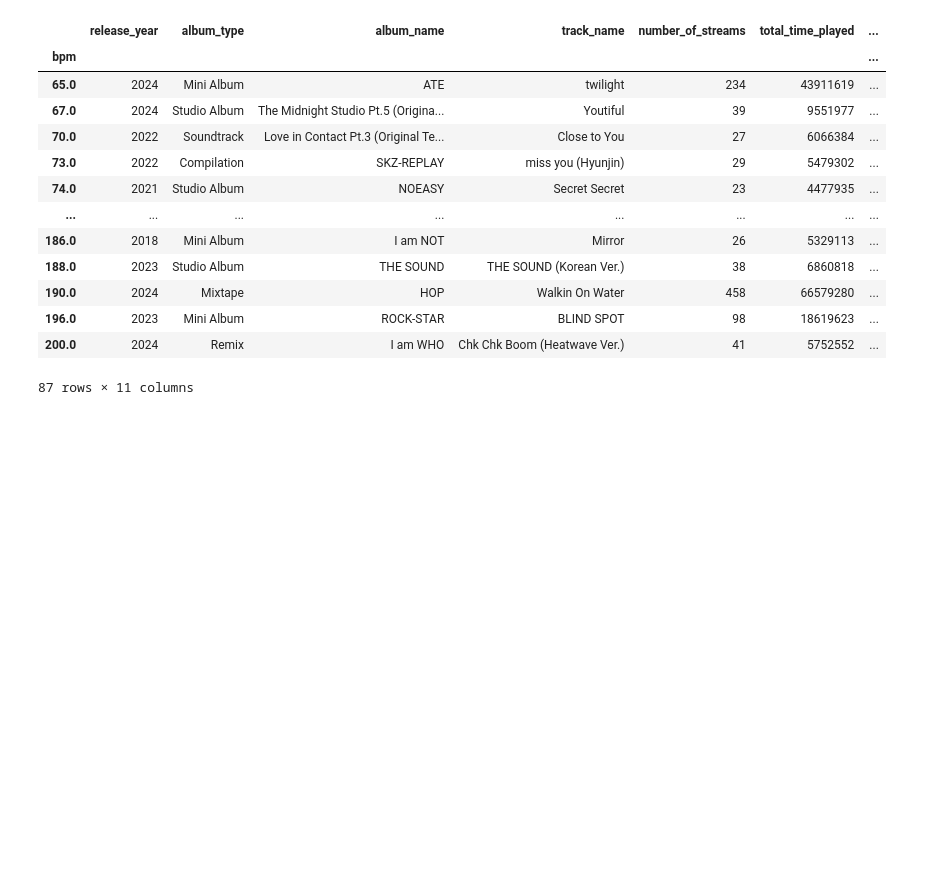
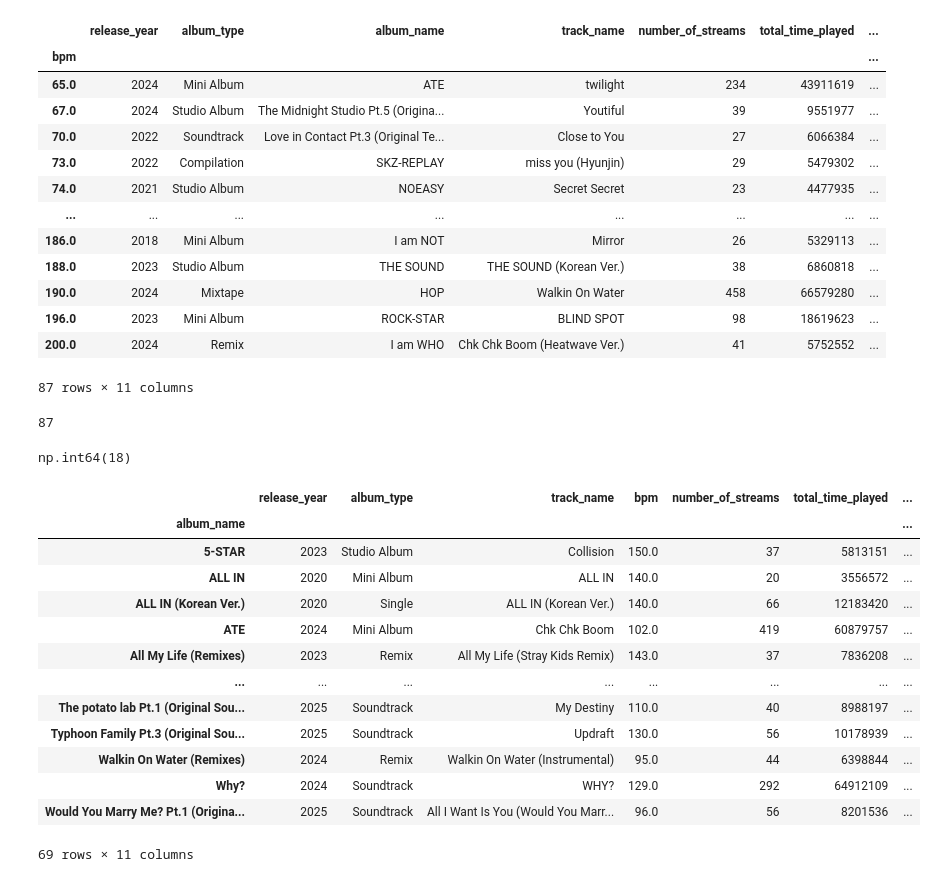
Before and after one commit to mhandihadjadene-blip/intial_commit, a Jupyter notebook: numpy-pandas-seaborn.ipynb, the cells around one changed output. Drawn from its saved outputs; the diff is of its cells as text; code cells hidden in the pictures; blank space fills up the shorter version.

```diff
--- a/numpy-pandas-seaborn.ipynb
+++ b/numpy-pandas-seaborn.ipynb
@@ -48,3 +48,28 @@ pace.max()
 | 196.0 | 2023 | Mini Album | ROCK-STAR | BLIND SPOT | 98 | 18619623 | ... |
 | 200.0 | 2024 | Remix | I am WHO | Chk Chk Boom (Heatwave Ver.) | 41 | 5752552 | ... |
 87 rows × 11 columns
+# %%
+len(pace)
+# %% [output]
+87
+# %%
+spotify.groupby("bpm").size().max()
+# %% [output]
+np.int64(18)
+# %%
+spotify.groupby("album_name").first()
+# %% [output]
+|  | release_year | album_type | track_name | bpm | number_of_streams | total_time_played | ... |
+| album_name |  |  |  |  |  |  | ... |
+| 5-STAR | 2023 | Studio Album | Collision | 150.0 | 37 | 5813151 | ... |
+| ALL IN | 2020 | Mini Album | ALL IN | 140.0 | 20 | 3556572 | ... |
+| ALL IN (Korean Ver.) | 2020 | Single | ALL IN (Korean Ver.) | 140.0 | 66 | 12183420 | ... |
+| ATE | 2024 | Mini Album | Chk Chk Boom | 102.0 | 419 | 60879757 | ... |
+| All My Life (Remixes) | 2023 | Remix | All My Life (Stray Kids Remix) | 143.0 | 37 | 7836208 | ... |
+| ... | ... | ... | ... | ... | ... | ... | ... |
+| The potato lab Pt.1 (Original Sou... | 2025 | Soundtrack | My Destiny | 110.0 | 40 | 8988197 | ... |
+| Typhoon Family Pt.3 (Original Sou... | 2025 | Soundtrack | Updraft | 130.0 | 56 | 10178939 | ... |
+| Walkin On Water (Remixes) | 2024 | Remix | Walkin On Water (Instrumental) | 95.0 | 44 | 6398844 | ... |
+| Why? | 2024 | Soundtrack | WHY? | 129.0 | 292 | 64912109 | ... |
+| Would You Marry Me? Pt.1 (Origina... | 2025 | Soundtrack | All I Want Is You (Would You Marr... | 96.0 | 56 | 8201536 | ... |
+69 rows × 11 columns
```
Also changed, not shown: parts of 6 cells of this notebook.
